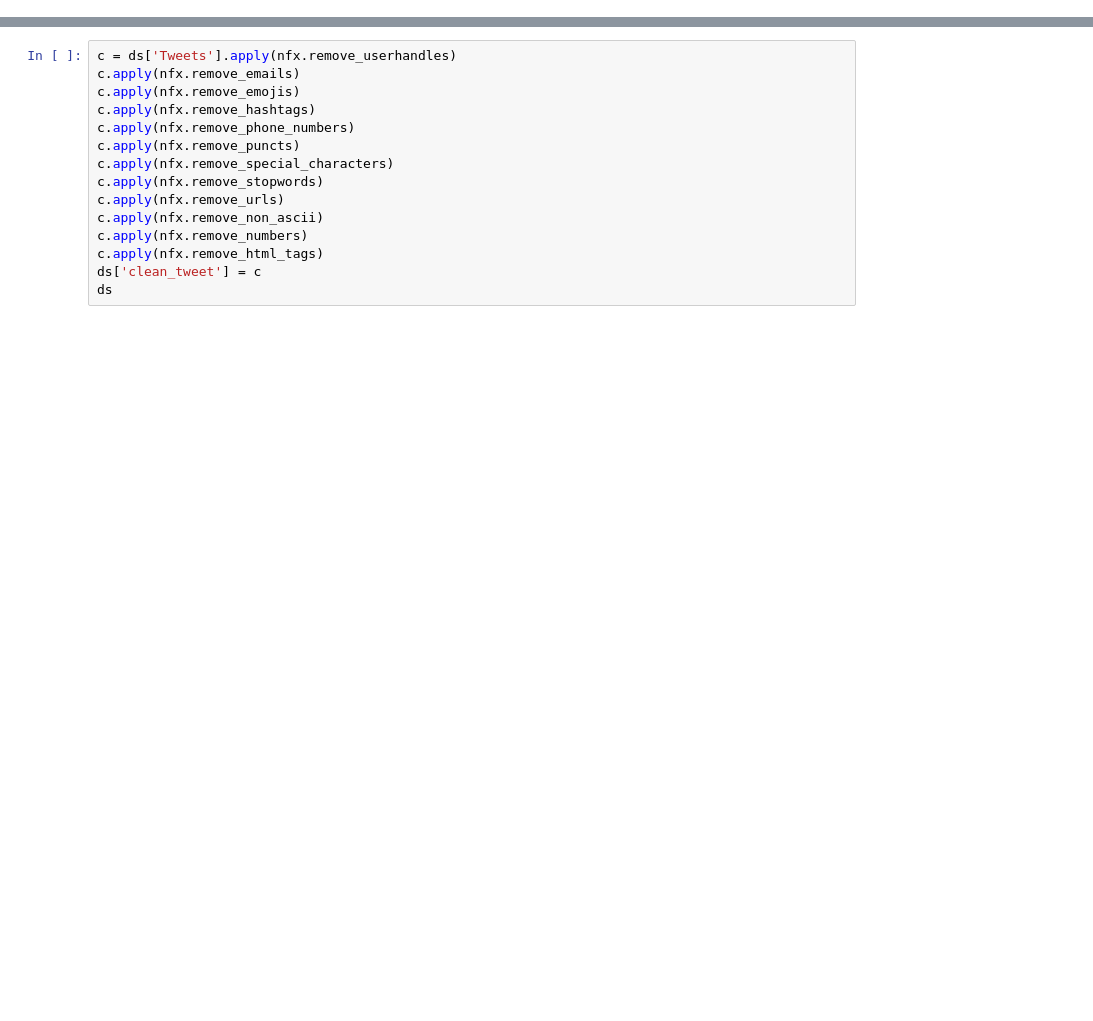
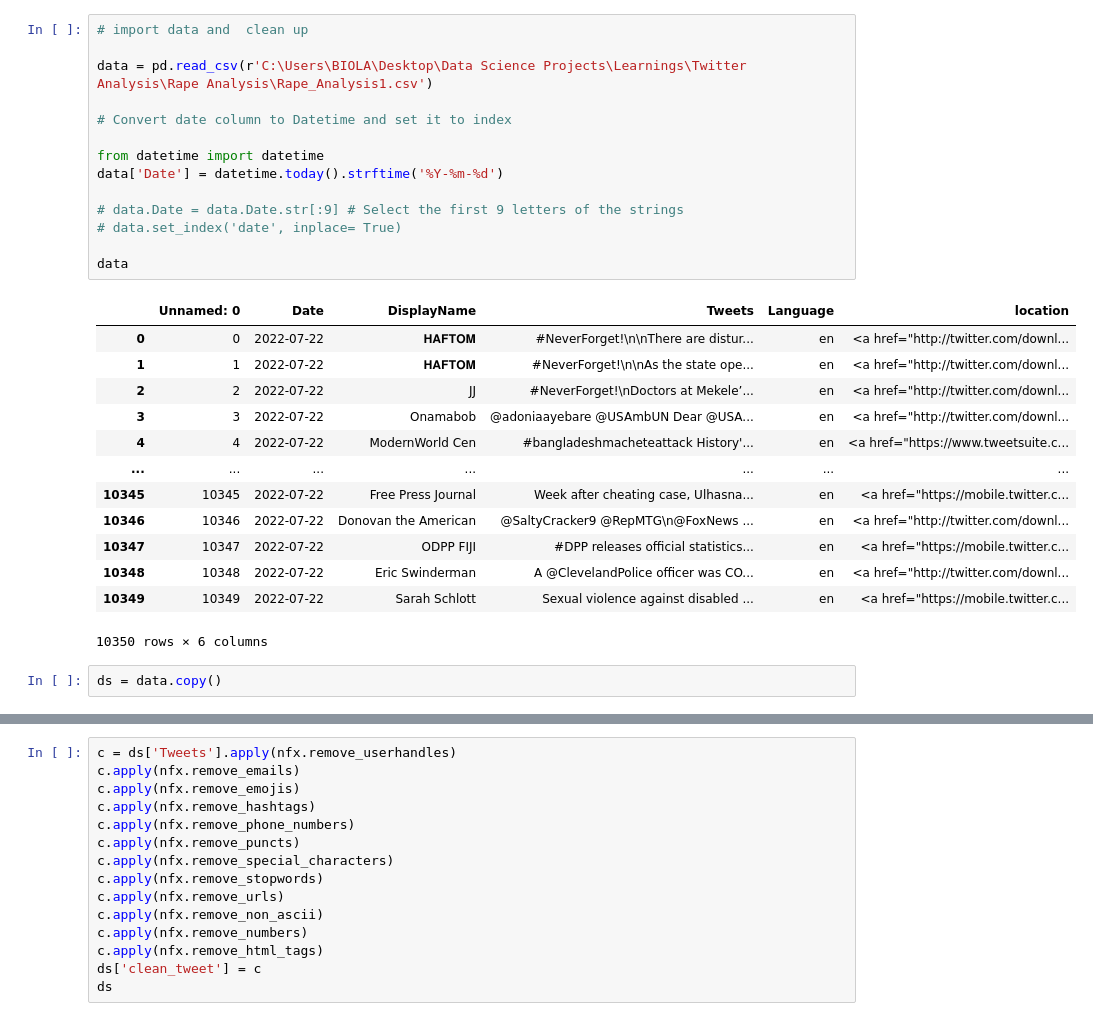
Before and after one commit to EhizDanny/Text_Classification, a Jupyter notebook: rape_analysis.ipynb, the cells around one changed output, grey strips where cells are left out. Saved outputs shown, nothing was run; the diff lists cells and outputs as text; blank space fills up the shorter version.

```diff
--- a/rape_analysis.ipynb
+++ b/rape_analysis.ipynb
@@ -158,0 +323,30 @@ ds
+# %%
+# import data and  clean up
+
+data = pd.read_csv(r'C:\Users\BIOLA\Desktop\Data Science Projects\Learnings\Twitter Analysis\Rape Analysis\Rape_Analysis1.csv')
+
+# Convert date column to Datetime and set it to index
+
+from datetime import datetime
+data['Date'] = datetime.today().strftime('%Y-%m-%d')
+
+# data.Date = data.Date.str[:9] # Select the first 9 letters of the strings
+# data.set_index('date', inplace= True)
+
+data
+# %% [output]
+|  | Unnamed: 0 | Date | DisplayName | Tweets | Language | location |
+| 0 | 0 | 2022-07-22 | 𝐇𝐀𝐅𝐓𝐎𝐌 | #NeverForget!\n\nThere are distur... | en | <a href="http://twitter.com/downl... |
+| 1 | 1 | 2022-07-22 | 𝐇𝐀𝐅𝐓𝐎𝐌 | #NeverForget!\n\nAs the state ope... | en | <a href="http://twitter.com/downl... |
+| 2 | 2 | 2022-07-22 | JJ | #NeverForget!\nDoctors at Mekele’... | en | <a href="http://twitter.com/downl... |
+| 3 | 3 | 2022-07-22 | Onamabob | @adoniaayebare @USAmbUN Dear @USA... | en | <a href="http://twitter.com/downl... |
+| 4 | 4 | 2022-07-22 | ModernWorld Cen | #bangladeshmacheteattack History'... | en | <a href="https://www.tweetsuite.c... |
+| ... | ... | ... | ... | ... | ... | ... |
+| 10345 | 10345 | 2022-07-22 | Free Press Journal | Week after cheating case, Ulhasna... | en | <a href="https://mobile.twitter.c... |
+| 10346 | 10346 | 2022-07-22 | Donovan the American | @SaltyCracker9 @RepMTG\n@FoxNews ... | en | <a href="http://twitter.com/downl... |
+| 10347 | 10347 | 2022-07-22 | ODPP FIJI | #DPP releases official statistics... | en | <a href="https://mobile.twitter.c... |
+| 10348 | 10348 | 2022-07-22 | Eric Swinderman | A @ClevelandPolice officer was CO... | en | <a href="http://twitter.com/downl... |
+| 10349 | 10349 | 2022-07-22 | Sarah Schlott | Sexual violence against disabled ... | en | <a href="https://mobile.twitter.c... |
+10350 rows × 6 columns
+# %%
+ds = data.copy()
```
Also changed, not shown: parts of 24 cells of this notebook.
